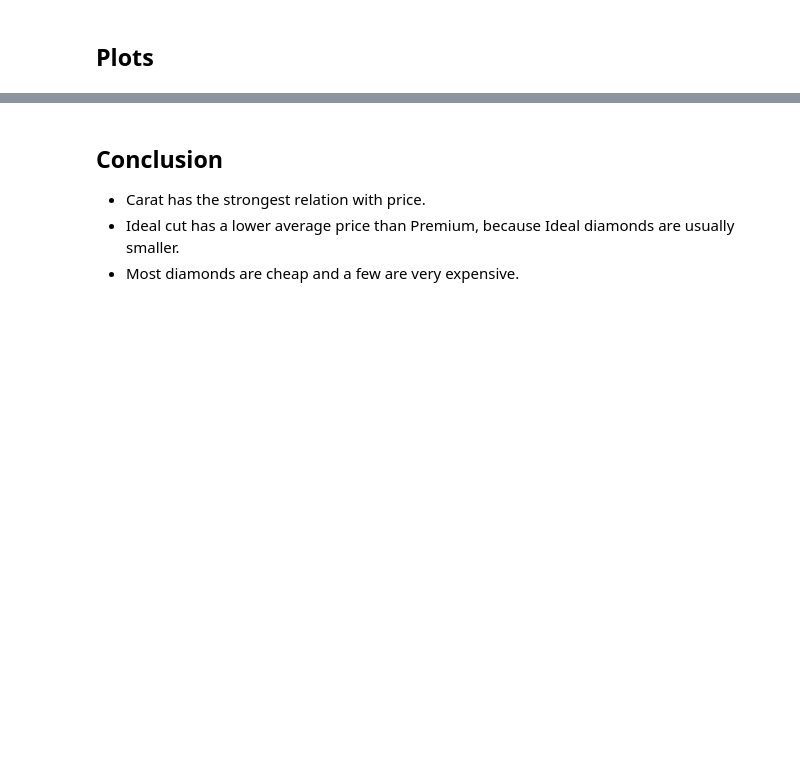
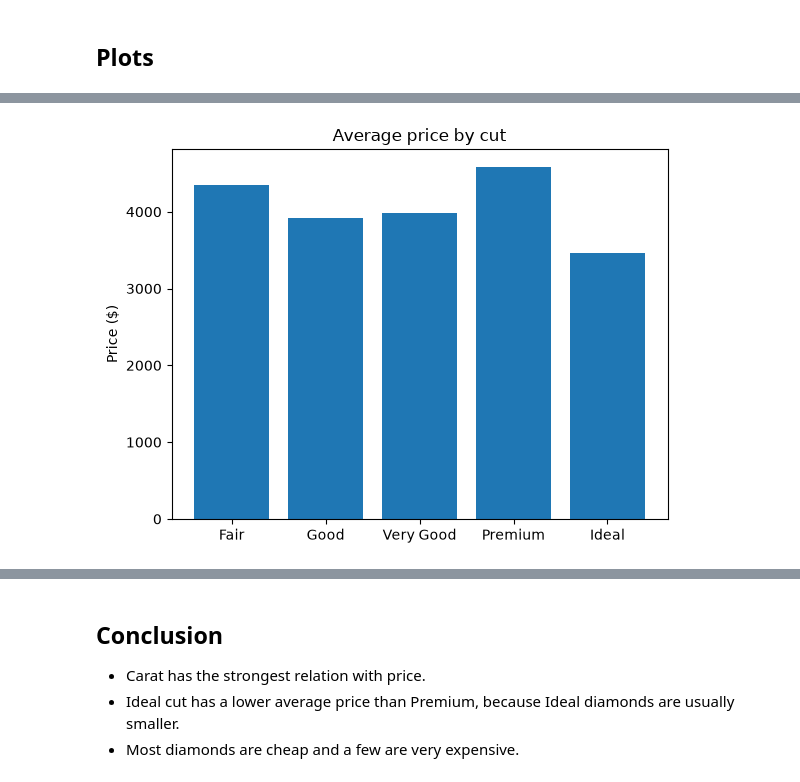
Before and after one commit to sheidashahreki/Data_Analysis_Tasks, a Jupyter notebook: Diamonds_Analysis.ipynb, the cells around one changed output, grey strips where cells are left out. Cells and saved outputs as stored; diff of their text form; code cells hidden in the pictures; blank space fills up the shorter version.

```diff
--- a/Diamonds_Analysis.ipynb
+++ b/Diamonds_Analysis.ipynb
@@ -132,0 +113,8 @@ Name: price, dtype: float64
+# %%
+cuts = ["Fair", "Good", "Very Good", "Premium", "Ideal"]
+avg_price = []
+
+for c in cuts:
+    cut_data = df[df["cut"] == c]
+    avg_price.append(cut_data["price"].mean())
+    print(c, cut_data["price"].mean())
@@ -235,3 +227,10 @@ fig.show()
+# %%
+plt.bar(cuts, avg_price)
+plt.title("Average price by cut")
+plt.ylabel("Price ($)")
+plt.show()
+# %% [output]
+[figure, added]
 # %%
 sample = df.sample(2000, random_state=1)
 
```
Also changed, not shown: parts of 12 cells of this notebook.
